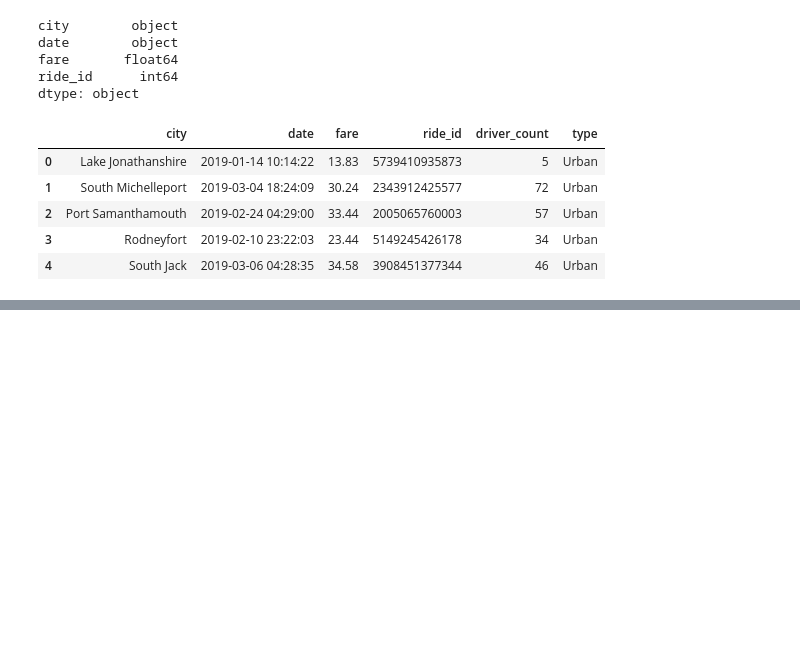
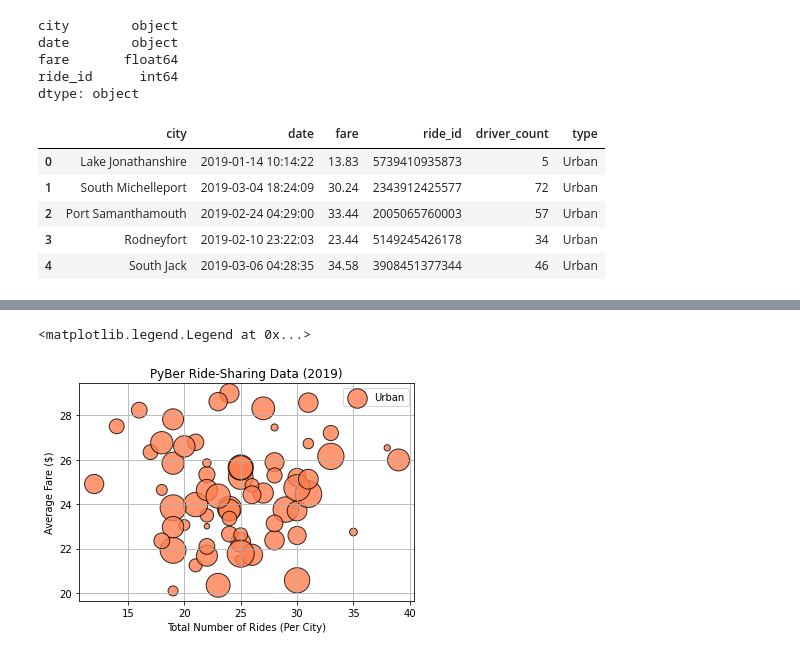
Before and after one commit to RachelKaip/PyBer_Analysis, a Jupyter notebook: PyBer.ipynb, the cells around one changed output, grey strips where cells are left out. Saved outputs shown, nothing was run; the diff lists cells and outputs as text; code cells hidden in the pictures; blank space fills up the shorter version.

```diff
--- a/PyBer.ipynb
+++ b/PyBer.ipynb
@@ -107,3 +107,7 @@ pyber_data_df.head()
 | 2 | Port Samanthamouth | 2019-02-24 04:29:00 | 33.44 | 2005065760003 | 57 | Urban |
 | 3 | Rodneyfort | 2019-02-10 23:22:03 | 23.44 | 5149245426178 | 34 | Urban |
 | 4 | South Jack | 2019-03-06 04:28:35 | 34.58 | 3908451377344 | 46 | Urban |
+# %%
+# Get average fare amount by type of city but first making a data fram from each type
+urban_cities_df= pyber_data_df[pyber_data_df["type"]== "Urban"]
+urban_cities_df.head()
@@ -109,0 +142,3 @@ pyber_data_df.head()
+# %%
+urban_ride_count = urban_cities_df.groupby(["city"]).count()["ride_id"]
+urban_ride_count.head()
@@ -109,0 +175,3 @@ pyber_data_df.head()
+# %%
+urban_avg_fare = urban_cities_df.groupby(["city"]).mean()["fare"]
+urban_avg_fare.head()
@@ -109,0 +208,4 @@ pyber_data_df.head()
+# %%
+#get the avg number of drivers per each city within their city type
+urban_driver_count = urban_cities_df.groupby(["city"]).mean()["driver_count"]
+urban_driver_count.head()
@@ -109,0 +242,16 @@ pyber_data_df.head()
+# %%
+#create the bubble charts
+#urban cities
+plt.scatter(urban_ride_count, urban_avg_fare,
+           s=10*urban_driver_count,
+           c= "coral",
+           edgecolor= 'black', linewidth=1,
+            alpha=0.8, label= "Urban")
+plt.title("PyBer Ride-Sharing Data (2019)")
+plt.ylabel("Average Fare ($)")
+plt.xlabel("Total Number of Rides (Per City)")
+plt.grid(True)
+plt.legend()
+# %% [output]
+<matplotlib.legend.Legend at 0x...>
+[figure, added]
```
Also changed, not shown: parts of 17 cells of this notebook, 1 other file.
